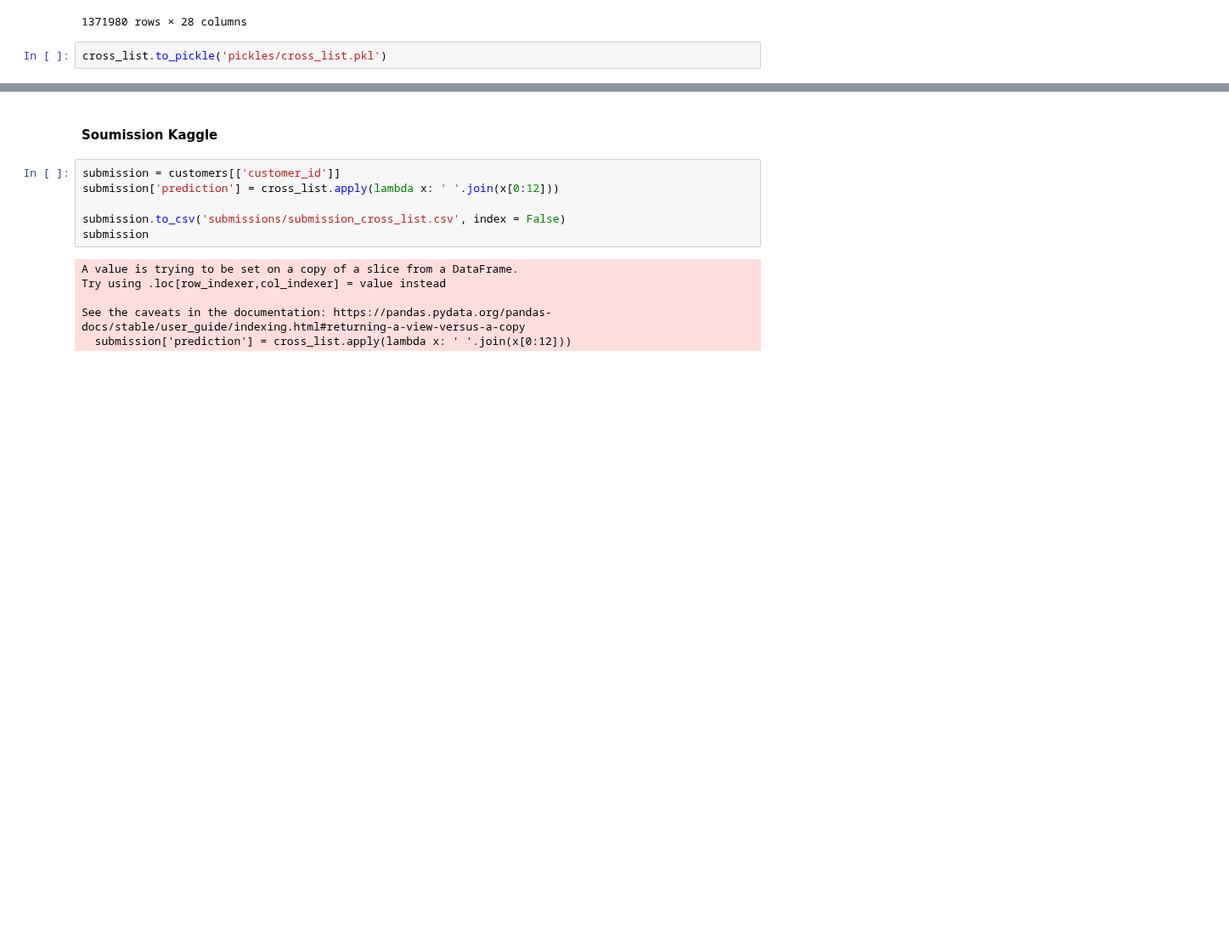
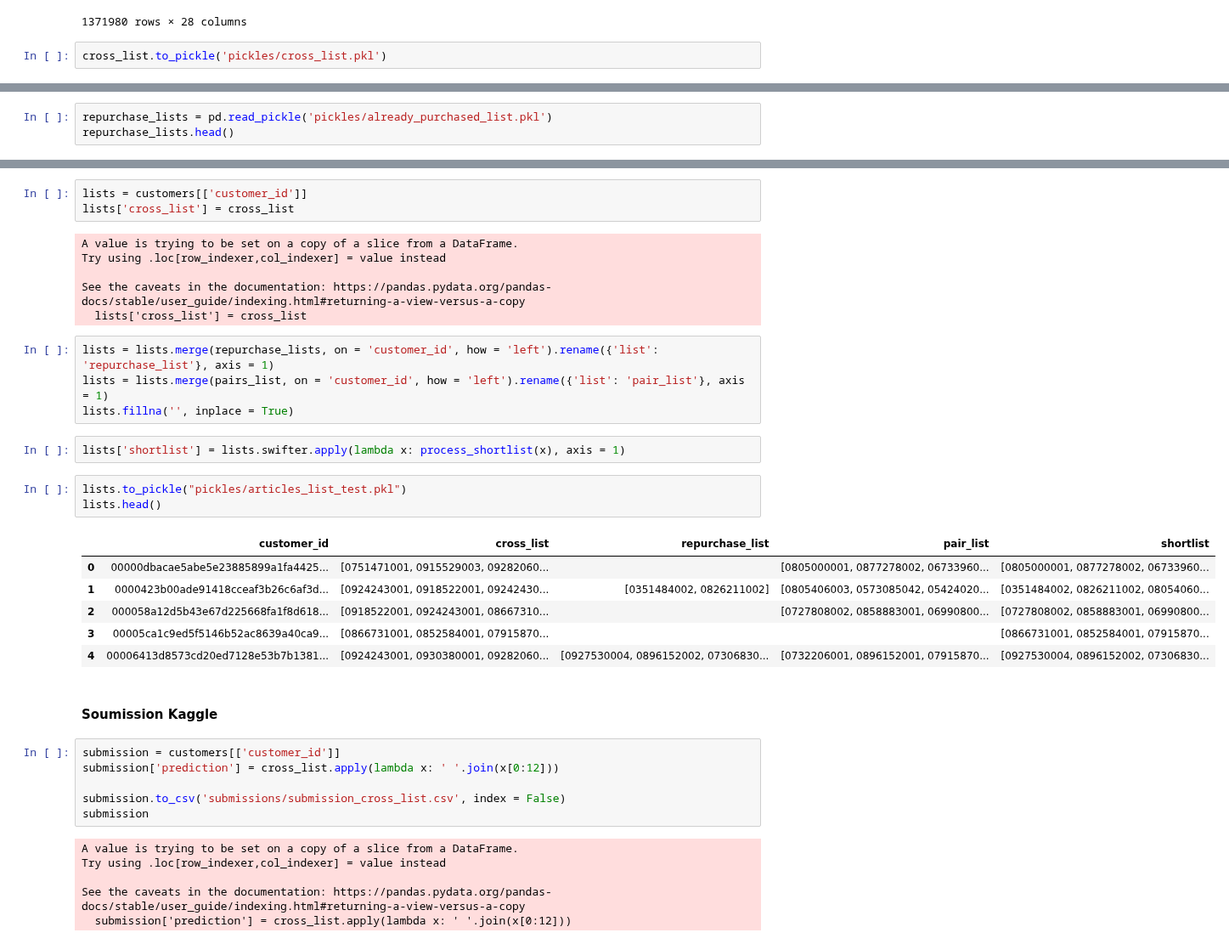
Before and after one commit to treb93/pyhm, a Jupyter notebook: 2-5 articles_shortlist.ipynb, the cells around one changed output, grey strips where cells are left out. Shown at 85% size. Saved outputs shown, nothing was run; the diff lists cells and outputs as text; blank space fills up the shorter version.

```diff
--- a/2-5 articles_shortlist.ipynb
+++ b/2-5 articles_shortlist.ipynb
@@ -667,0 +657,3 @@ cross_list.to_pickle('pickles/cross_list.pkl')
+# %%
+repurchase_lists = pd.read_pickle('pickles/already_purchased_list.pkl')
+repurchase_lists.head()
@@ -668,3 +667,28 @@ cross_list.to_pickle('pickles/cross_list.pkl')
+# %%
+lists = customers[['customer_id']]
+lists['cross_list'] = cross_list
+# %% [output]
+A value is trying to be set on a copy of a slice from a DataFrame.
+Try using .loc[row_indexer,col_indexer] = value instead
+
+See the caveats in the documentation: https://pandas.pydata.org/pandas-docs/stable/user_guide/indexing.html#returning-a-view-versus-a-copy
+  lists['cross_list'] = cross_list
+# %%
+lists = lists.merge(repurchase_lists, on = 'customer_id', how = 'left').rename({'list': 'repurchase_list'}, axis = 1)
+lists = lists.merge(pairs_list, on = 'customer_id', how = 'left').rename({'list': 'pair_list'}, axis = 1)
+lists.fillna('', inplace = True)
+# %%
+lists['shortlist'] = lists.swifter.apply(lambda x: process_shortlist(x), axis = 1)
+# %%
+lists.to_pickle("pickles/articles_list_test.pkl")
+lists.head()
+# %% [output]
+|  | customer_id | cross_list | repurchase_list | pair_list | shortlist |
+| 0 | 00000dbacae5abe5e23885899a1fa4425... | [0751471001, 0915529003, 09282060... |  | [0805000001, 0877278002, 06733960... | [0805000001, 0877278002, 06733960... |
+| 1 | 0000423b00ade91418cceaf3b26c6af3d... | [0924243001, 0918522001, 09242430... | [0351484002, 0826211002] | [0805406003, 0573085042, 05424020... | [0351484002, 0826211002, 08054060... |
+| 2 | 000058a12d5b43e67d225668fa1f8d618... | [0918522001, 0924243001, 08667310... |  | [0727808002, 0858883001, 06990800... | [0727808002, 0858883001, 06990800... |
+| 3 | 00005ca1c9ed5f5146b52ac8639a40ca9... | [0866731001, 0852584001, 07915870... |  |  | [0866731001, 0852584001, 07915870... |
+| 4 | 00006413d8573cd20ed7128e53b7b1381... | [0924243001, 0930380001, 09282060... | [0927530004, 0896152002, 07306830... | [0732206001, 0896152001, 07915870... | [0927530004, 0896152002, 07306830... |
 # %% [markdown]
 #### Soumission Kaggle
 # %%
```
Also changed, not shown: parts of 8 cells of this notebook, 5 other files.
